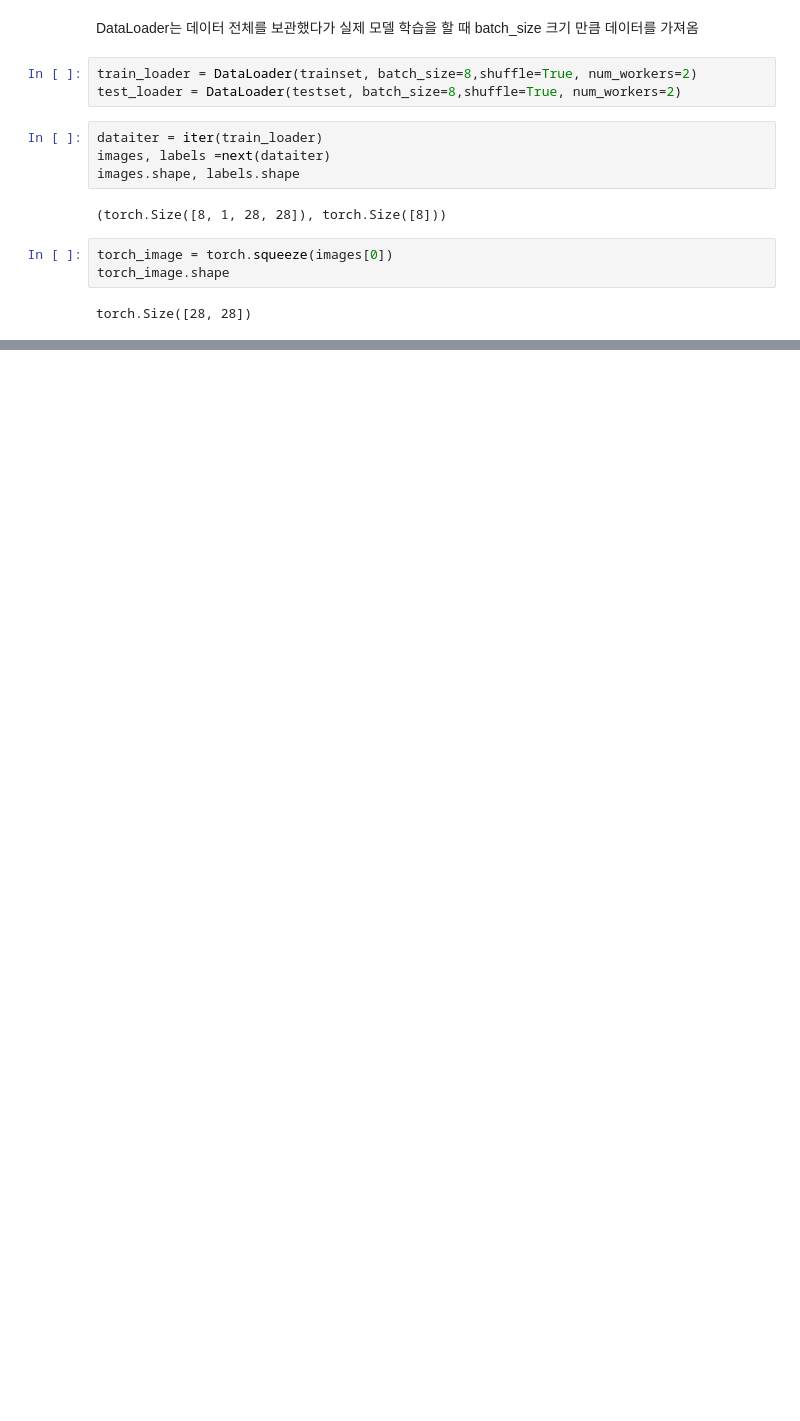
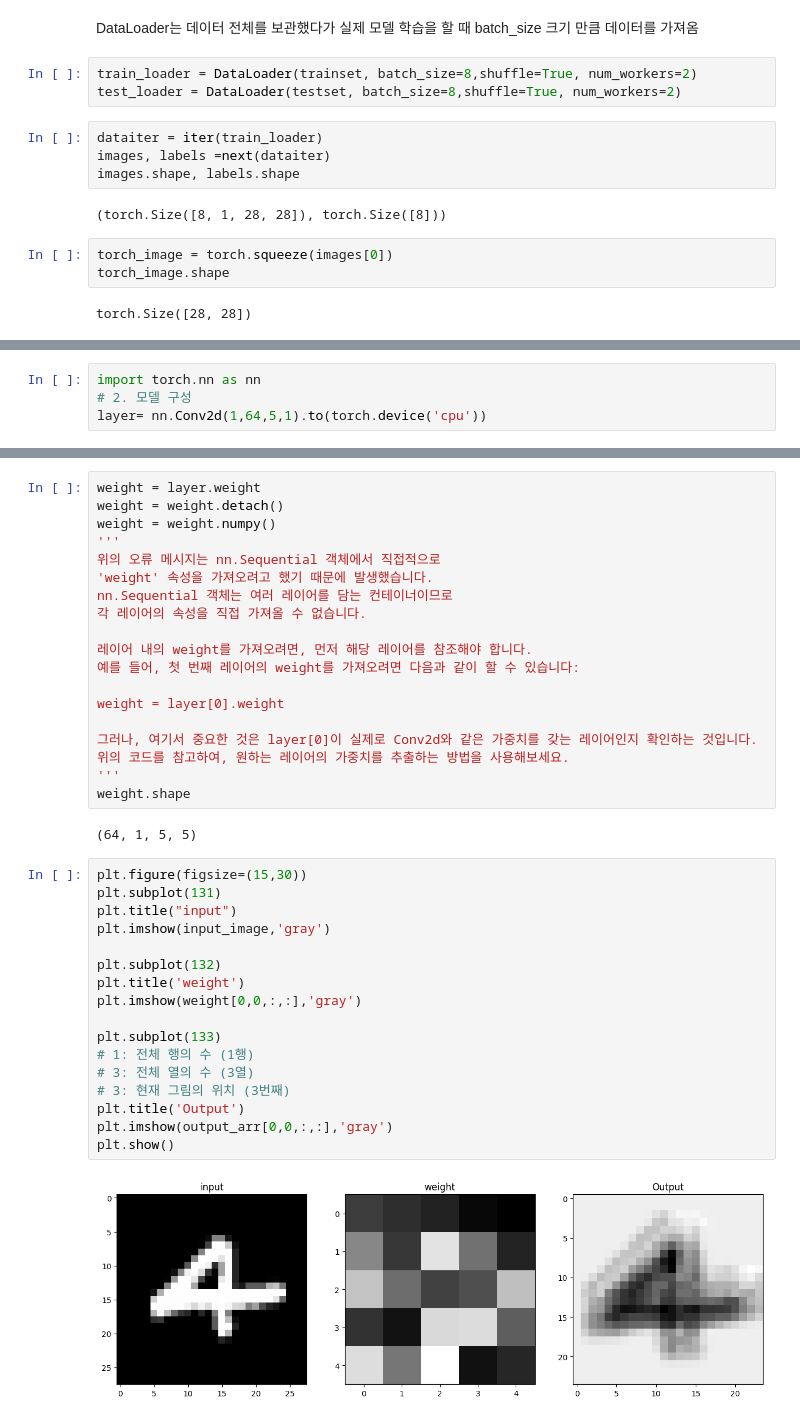
Before and after one commit to KimJY5891/study, a Jupyter notebook: torch/torch01-10/torch06_mnist.ipynb, the cells around one changed output, grey strips where cells are left out. Saved outputs shown, nothing was run; the diff lists cells and outputs as text; blank space fills up the shorter version.

```diff
--- a/torch/torch01-10/torch06_mnist.ipynb
+++ b/torch/torch01-10/torch06_mnist.ipynb
@@ -83,0 +79,4 @@ plt.show()
+# %%
+import torch.nn as nn
+# 2. 모델 구성
+layer= nn.Conv2d(1,64,5,1).to(torch.device('cpu'))
@@ -83,0 +100,40 @@ plt.show()
+# %%
+weight = layer.weight
+weight = weight.detach()
+weight = weight.numpy()
+'''
+위의 오류 메시지는 nn.Sequential 객체에서 직접적으로
+'weight' 속성을 가져오려고 했기 때문에 발생했습니다.
+nn.Sequential 객체는 여러 레이어를 담는 컨테이너이므로
+각 레이어의 속성을 직접 가져올 수 없습니다.
+
+레이어 내의 weight를 가져오려면, 먼저 해당 레이어를 참조해야 합니다.
+예를 들어, 첫 번째 레이어의 weight를 가져오려면 다음과 같이 할 수 있습니다:
+
+weight = layer[0].weight
+
+그러나, 여기서 중요한 것은 layer[0]이 실제로 Conv2d와 같은 가중치를 갖는 레이어인지 확인하는 것입니다.
+위의 코드를 참고하여, 원하는 레이어의 가중치를 추출하는 방법을 사용해보세요.
+'''
+weight.shape
+# %% [output]
+(64, 1, 5, 5)
+# %%
+plt.figure(figsize=(15,30))
+plt.subplot(131)
+plt.title("input")
+plt.imshow(input_image,'gray')
+
+plt.subplot(132)
+plt.title('weight')
+plt.imshow(weight[0,0,:,:],'gray')
+
+plt.subplot(133)
+# 1: 전체 행의 수 (1행)
+# 3: 전체 열의 수 (3열)
+# 3: 현재 그림의 위치 (3번째)
+plt.title('Output')
+plt.imshow(output_arr[0,0,:,:],'gray')
+plt.show()
+# %% [output]
+[figure, added]
```
Also changed, not shown: parts of 4 cells of this notebook.
